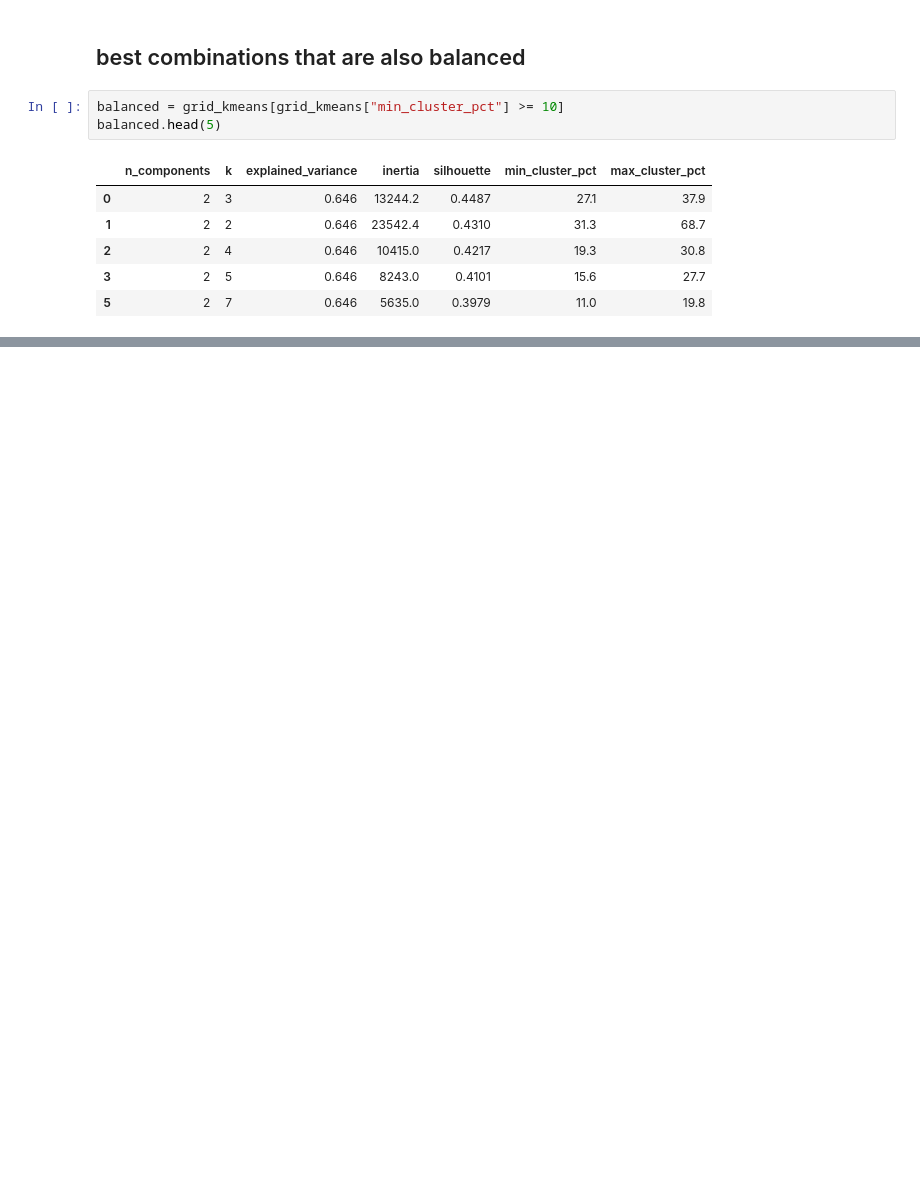
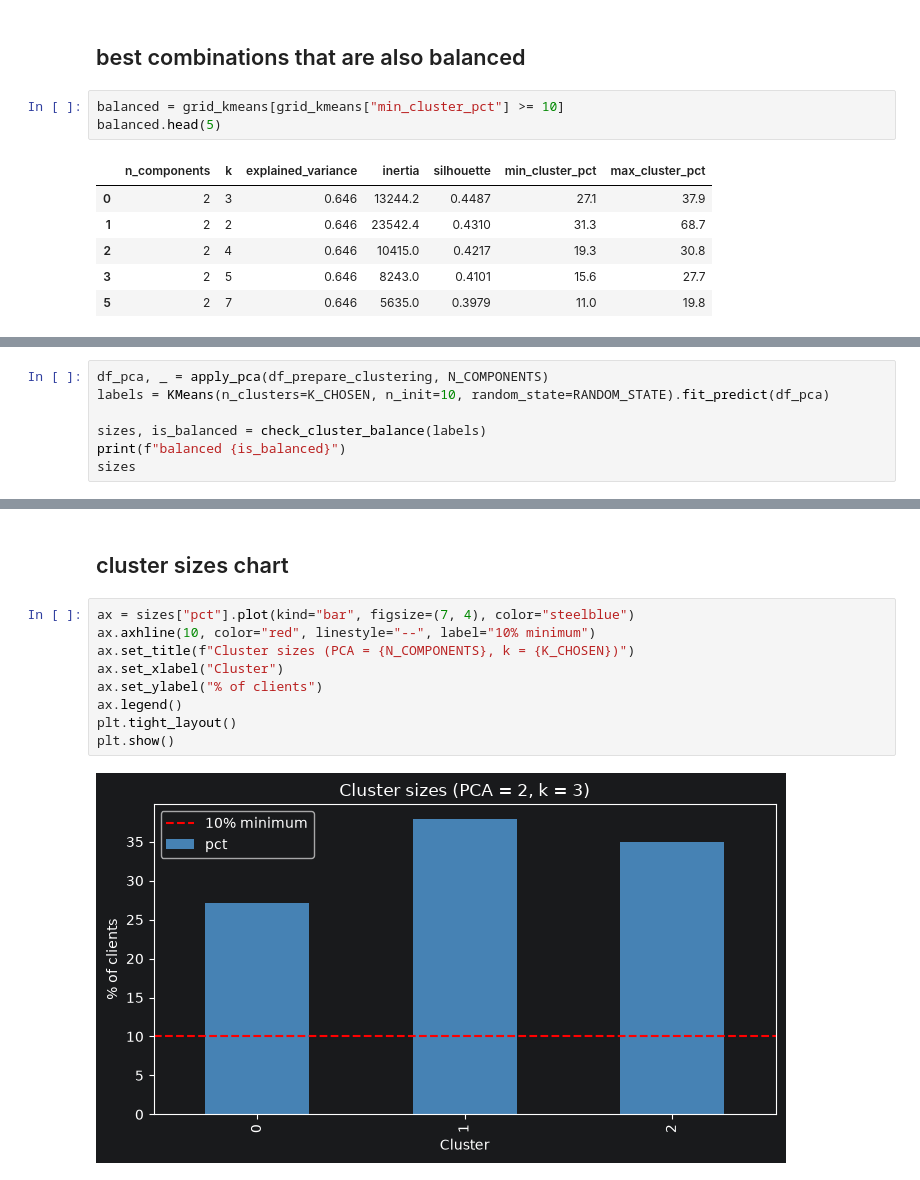
Before and after one commit to oelaimar/CardProfiler, a Jupyter notebook: notebooks/03_clustering.ipynb, the cells around one changed output, grey strips where cells are left out. Drawn from its saved outputs; the diff is of its cells as text; blank space fills up the shorter version.

```diff
--- a/notebooks/03_clustering.ipynb
+++ b/notebooks/03_clustering.ipynb
@@ -63,0 +123,7 @@ balanced.head(5)
+# %%
+df_pca, _ = apply_pca(df_prepare_clustering, N_COMPONENTS)
+labels = KMeans(n_clusters=K_CHOSEN, n_init=10, random_state=RANDOM_STATE).fit_predict(df_pca)
+
+sizes, is_balanced = check_cluster_balance(labels)
+print(f"balanced {is_balanced}")
+sizes
@@ -63,0 +137,13 @@ balanced.head(5)
+# %% [markdown]
+## cluster sizes chart
+# %%
+ax = sizes["pct"].plot(kind="bar", figsize=(7, 4), color="steelblue")
+ax.axhline(10, color="red", linestyle="--", label="10% minimum")
+ax.set_title(f"Cluster sizes (PCA = {N_COMPONENTS}, k = {K_CHOSEN})")
+ax.set_xlabel("Cluster")
+ax.set_ylabel("% of clients")
+ax.legend()
+plt.tight_layout()
+plt.show()
+# %% [output]
+[figure, added]
```
Also changed, not shown: parts of 9 cells of this notebook, 2 other files.
